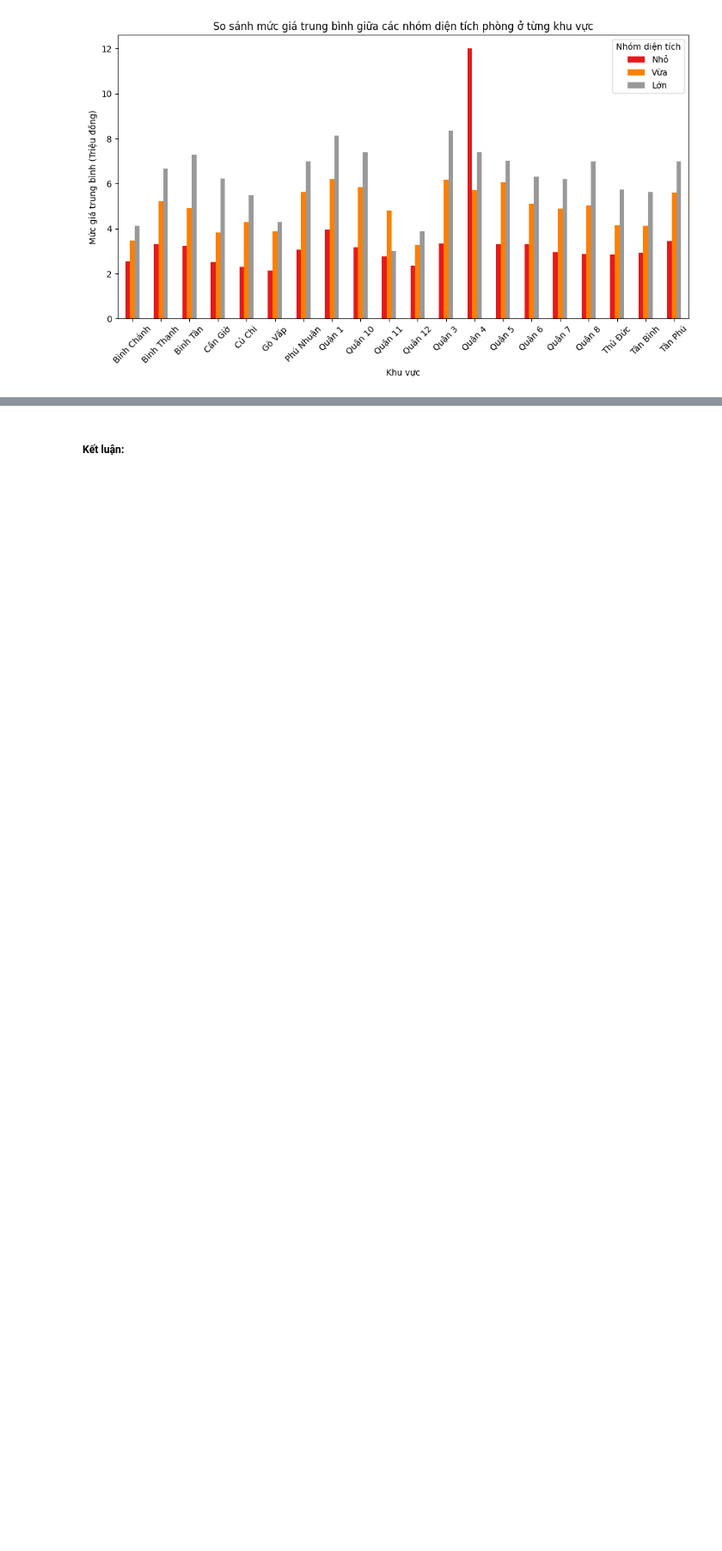
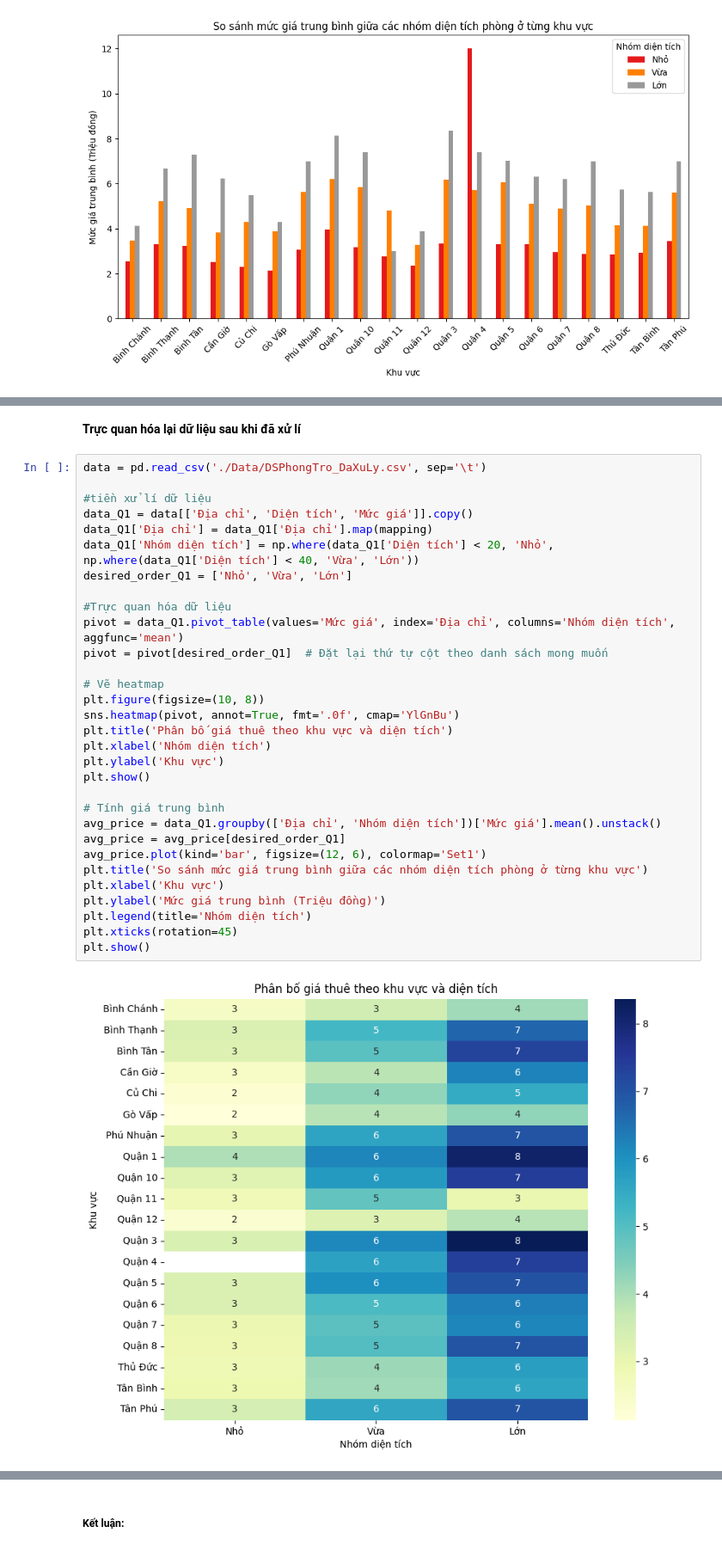
Before and after one commit to HoanggNguyen/DS_FinalProject, a Jupyter notebook: PhanKhucKhachHang.ipynb, the cells around one changed output, grey strips where cells are left out. Shown at 86% size. Cells and saved outputs as stored; diff of their text form; blank space fills up the shorter version.

Commit message:
update data, fix Q1 PhanKhucKhachHang

```diff
--- a/PhanKhucKhachHang.ipynb
+++ b/PhanKhucKhachHang.ipynb
@@ -97,0 +154,35 @@ Từ biều đồ chúng ta có thể thấy:
+# %% [markdown]
+**Trực quan hóa lại dữ liệu sau khi đã xử lí**
+# %%
+data = pd.read_csv('./Data/DSPhongTro_DaXuLy.csv', sep='\t')
+
+#tiền xử lí dữ liệu
+data_Q1 = data[['Địa chỉ', 'Diện tích', 'Mức giá']].copy()
+data_Q1['Địa chỉ'] = data_Q1['Địa chỉ'].map(mapping)
+data_Q1['Nhóm diện tích'] = np.where(data_Q1['Diện tích'] < 20, 'Nhỏ', np.where(data_Q1['Diện tích'] < 40, 'Vừa', 'Lớn'))
+desired_order_Q1 = ['Nhỏ', 'Vừa', 'Lớn']
+
+#Trực quan hóa dữ liệu
+pivot = data_Q1.pivot_table(values='Mức giá', index='Địa chỉ', columns='Nhóm diện tích', aggfunc='mean')
+pivot = pivot[desired_order_Q1]  # Đặt lại thứ tự cột theo danh sách mong muốn
+
+# Vẽ heatmap
+plt.figure(figsize=(10, 8))
+sns.heatmap(pivot, annot=True, fmt='.0f', cmap='YlGnBu')
+plt.title('Phân bố giá thuê theo khu vực và diện tích')
+plt.xlabel('Nhóm diện tích')
+plt.ylabel('Khu vực')
+plt.show()
+
+# Tính giá trung bình
+avg_price = data_Q1.groupby(['Địa chỉ', 'Nhóm diện tích'])['Mức giá'].mean().unstack()
+avg_price = avg_price[desired_order_Q1]
+avg_price.plot(kind='bar', figsize=(12, 6), colormap='Set1')
+plt.title('So sánh mức giá trung bình giữa các nhóm diện tích phòng ở từng khu vực')
+plt.xlabel('Khu vực')
+plt.ylabel('Mức giá trung bình (Triệu đồng)')
+plt.legend(title='Nhóm diện tích')
+plt.xticks(rotation=45)
+plt.show()
+# %% [output]
+[figure, added]
```
Also changed, not shown: parts of 14 cells of this notebook, 1 other file.
